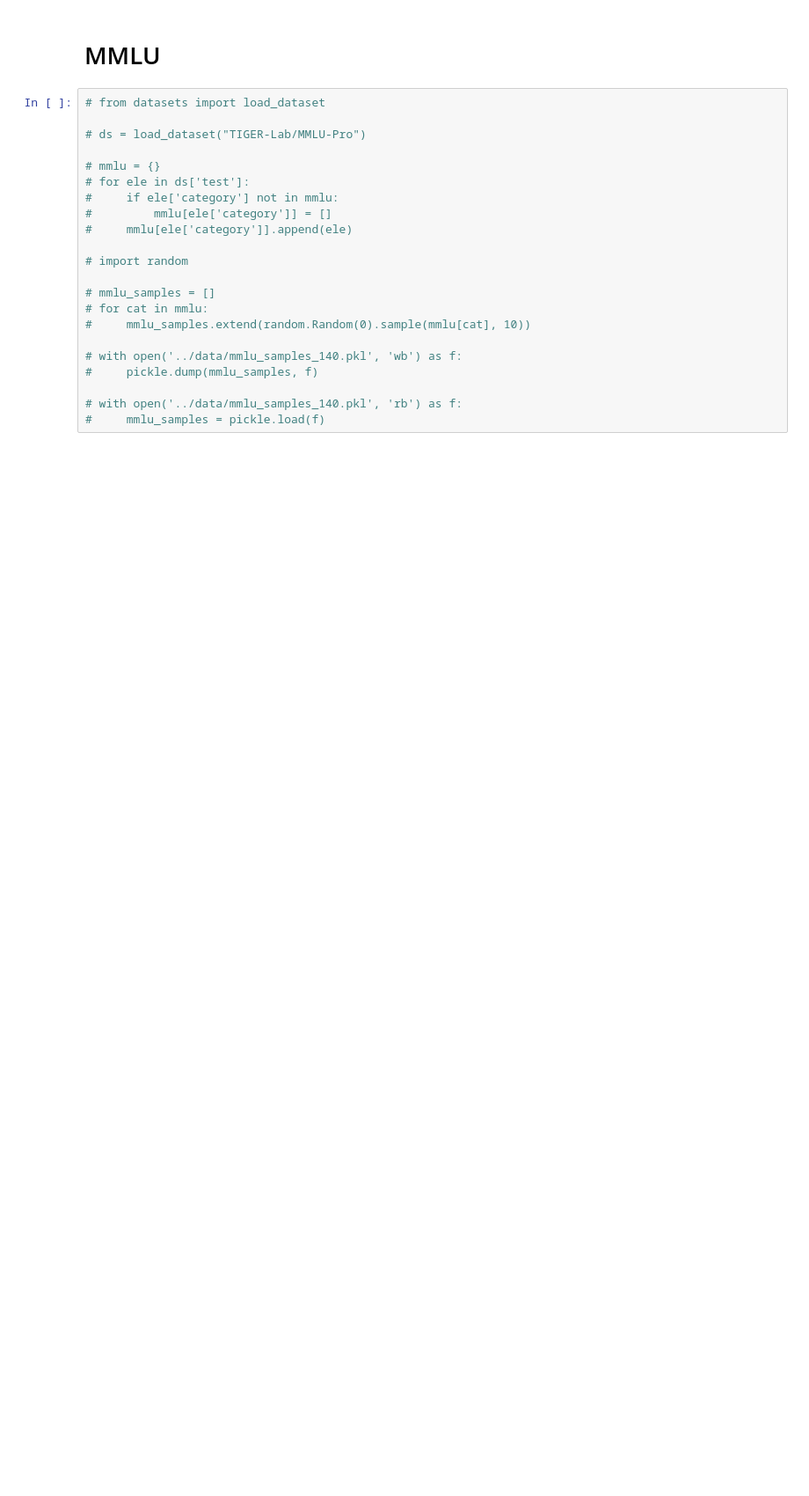
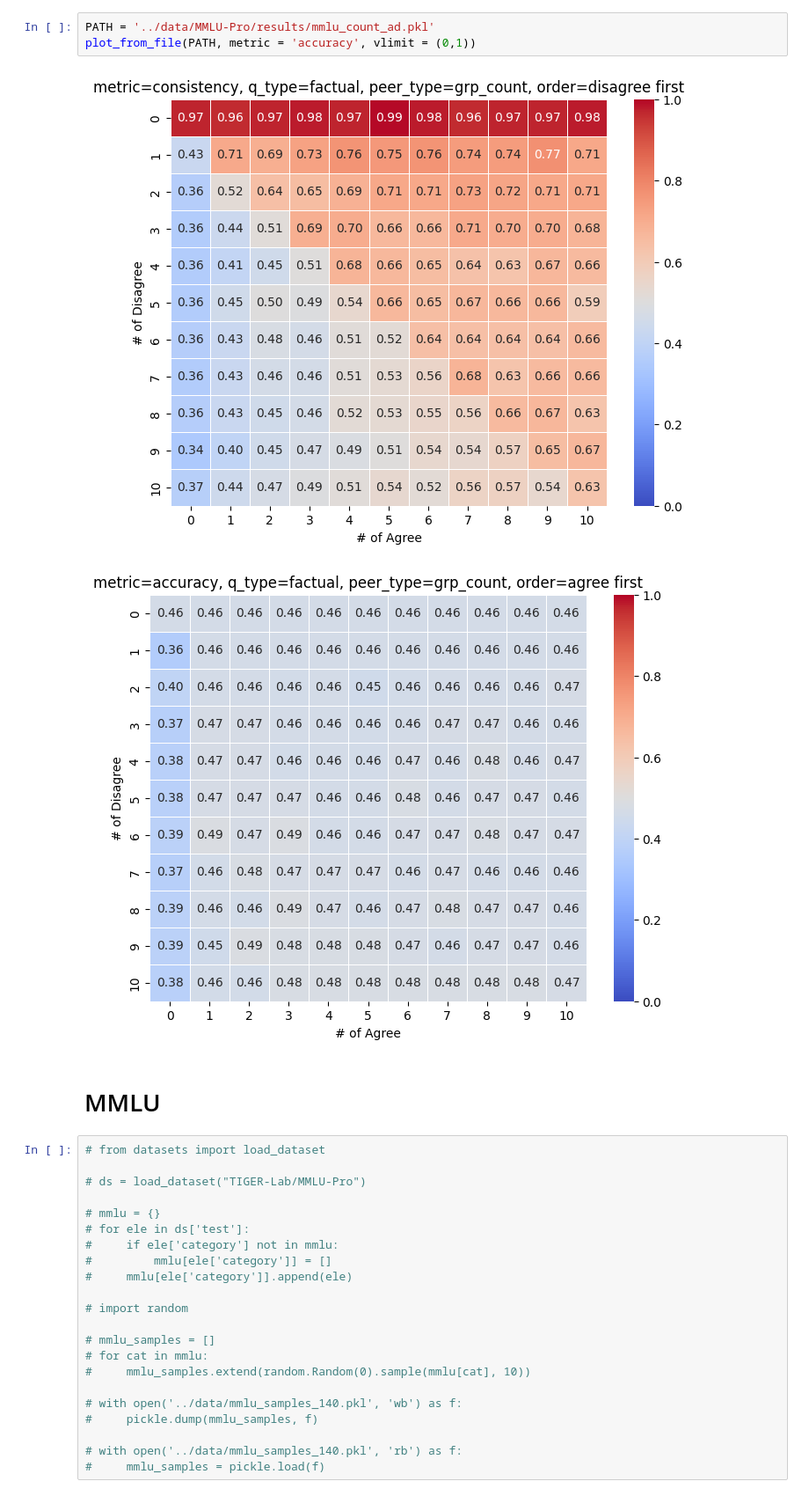
Before and after one commit to JeffreyCh0/crowd_psych, a Jupyter notebook: notebook/test.ipynb, the cells around one changed output. Shown at 88% size. Drawn from its saved outputs; the diff is of its cells as text; blank space fills up the shorter version.

Commit message:
regenerated one peer result on mmlu, made one peer figures

```diff
--- a/notebook/test.ipynb
+++ b/notebook/test.ipynb
@@ -18,3 +23,9 @@ import ast
+# %%
+PATH = '../data/MMLU-Pro/results/mmlu_count_ad.pkl'
+plot_from_file(PATH, metric = 'accuracy', vlimit = (0,1))
+# %% [output]
+[figure, added]
+[figure, added]
 # %% [markdown]
 # MMLU
 # %%
```
Also changed, not shown: parts of 9 cells of this notebook, 12 other files.
